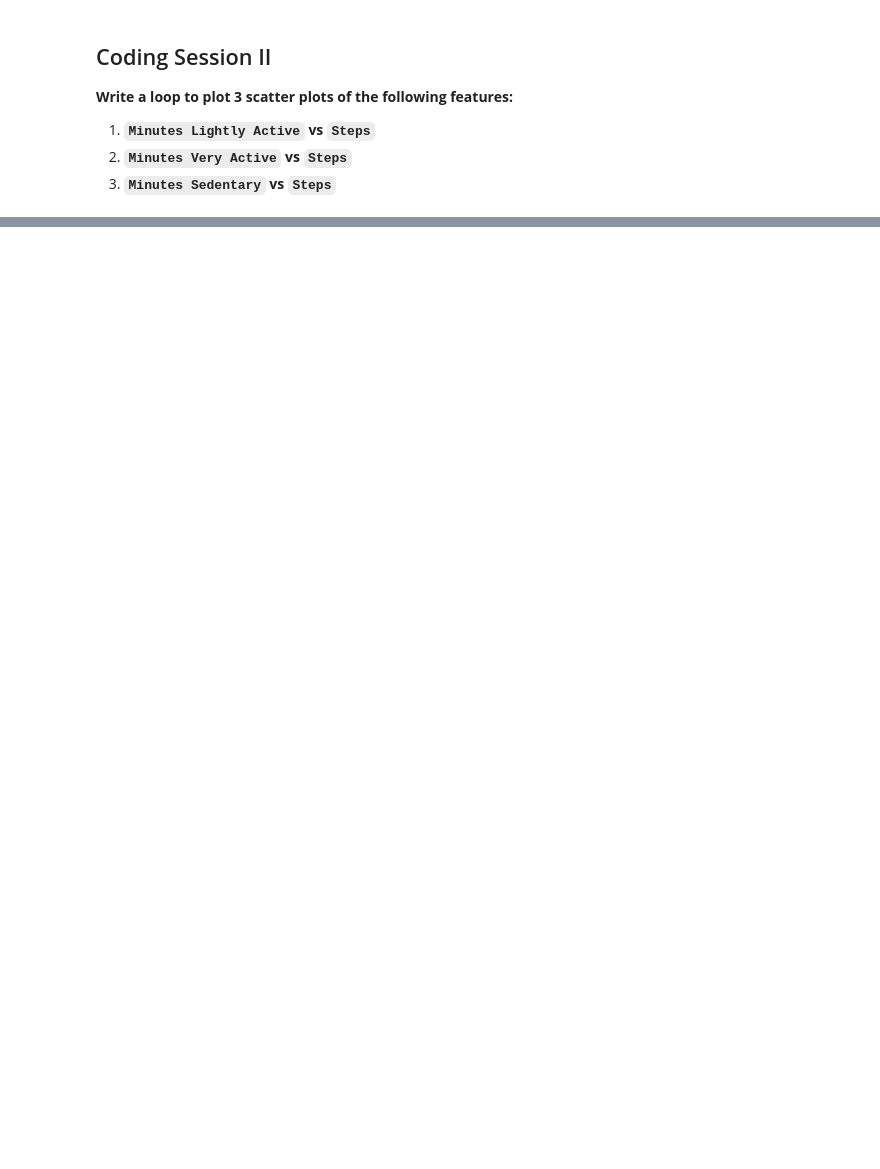
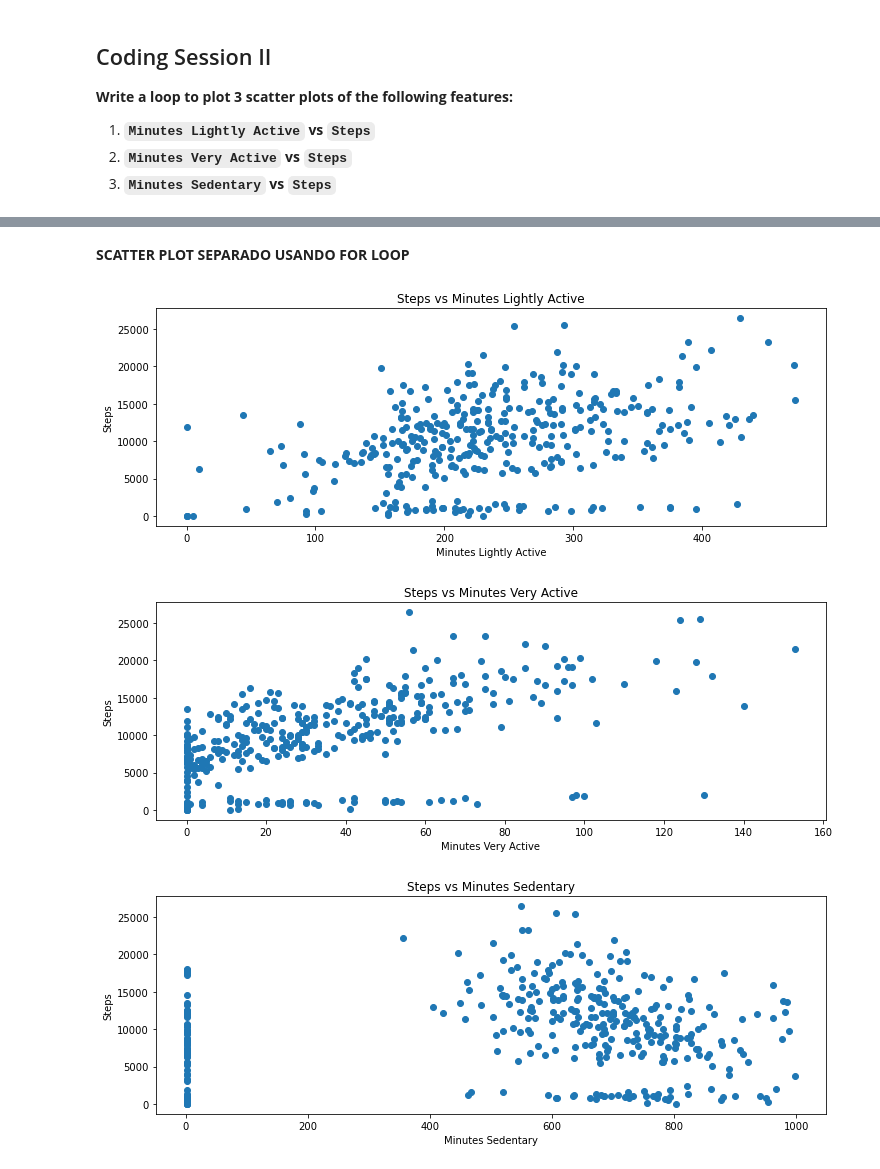
Before and after one commit to Ironhack-Part-Time-Enero2022/lab-visualization-extra, a Jupyter notebook: challenge-1.ipynb, the cells around one changed output, grey strips where cells are left out. Cells and saved outputs as stored; diff of their text form; code cells hidden in the pictures; blank space fills up the shorter version.

```diff
--- a/challenge-1.ipynb
+++ b/challenge-1.ipynb
@@ -127,0 +166,14 @@ plt.show();
+# %% [markdown]
+**SCATTER PLOT SEPARADO USANDO FOR LOOP**
+# %%
+activity_level = ["Minutes Lightly Active", "Minutes Very Active", "Minutes Sedentary"]
+for i in activity_level:
+    plt.scatter(fitbit[i], fitbit.Steps)
+    plt.title(f'Steps vs {i}')
+    plt.xlabel(i)
+    plt.ylabel("Steps")
+    plt.show()
+# %% [output]
+[figure, added]
+[figure, added]
+[figure, added]
```
Also changed, not shown: parts of 5 cells of this notebook.
